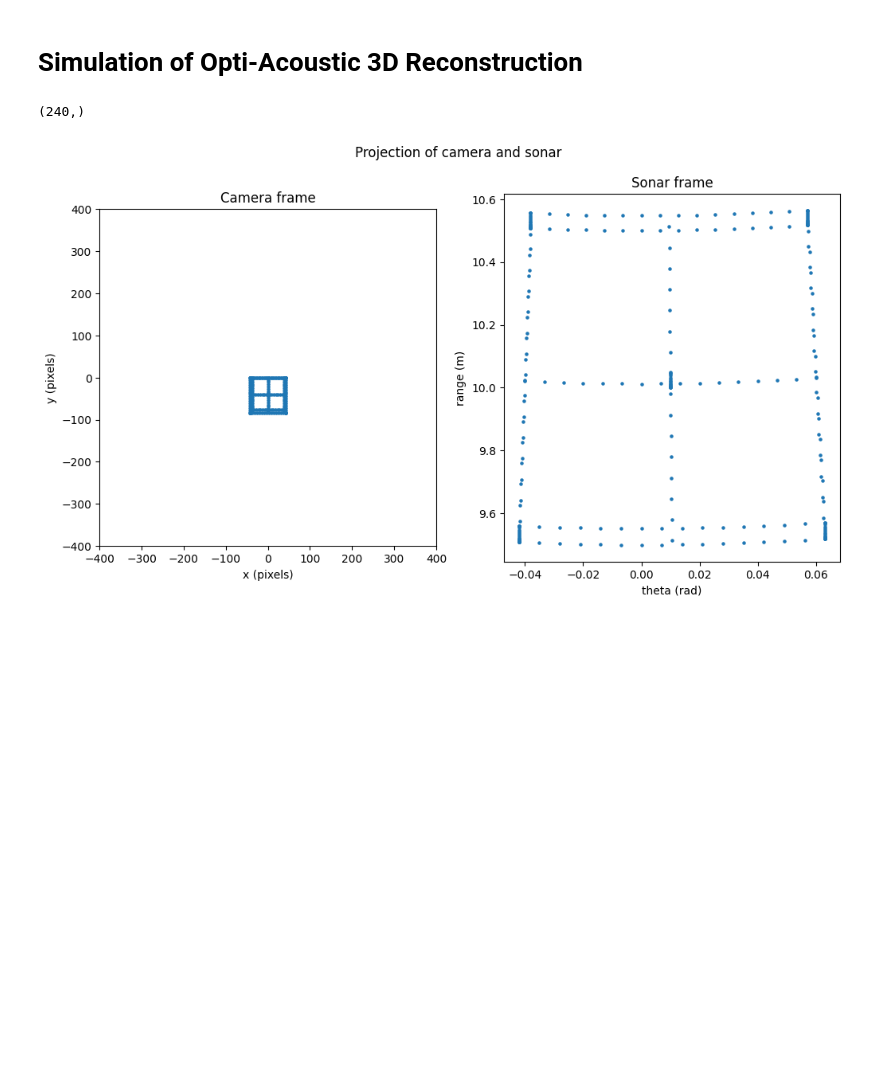
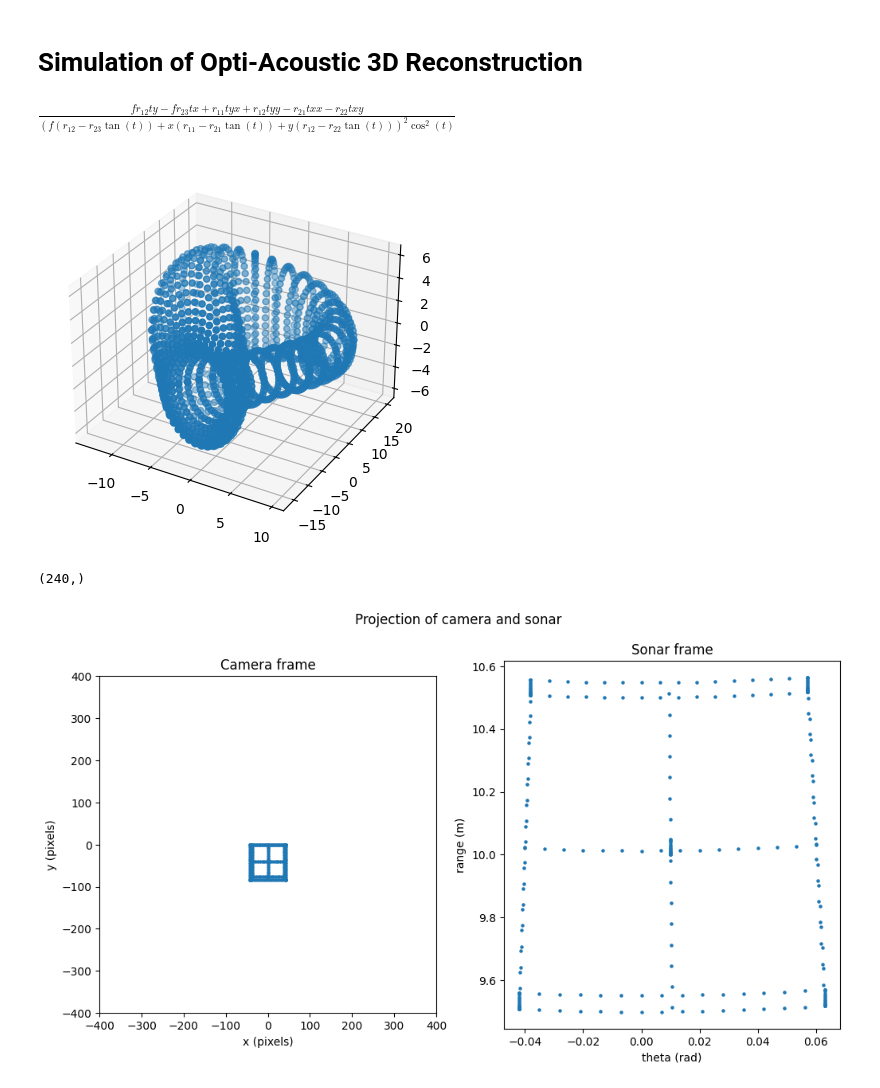
Before and after one commit to yufanana/OptiAcoustic, a Jupyter notebook: scripts/opti_acoustic.ipynb, the cells around one changed output. Cells and saved outputs as stored; diff of their text form; code cells hidden in the pictures; blank space fills up the shorter version.

```diff
--- a/scripts/opti_acoustic.ipynb
+++ b/scripts/opti_acoustic.ipynb
@@ -6,6 +6,54 @@ import numpy as np
 import matplotlib.pyplot as plt
 import itertools as it
 from scipy.spatial.transform import Rotation
+# %%
+from sympy import *
+f, ty, tx, x, y, z, t = symbols('f ty tx x y z t', real=True)
+r11, r12, r12, r21, r22, r23 = symbols('r11 r12 r12 r21 r22 r23', real=True)
+
+f = (tan(t) * ty - tx)/((r11-tan(t)*r21)*x + (r12-tan(t)*r22)*y + (r12-tan(t)*r23)*f)
+diff(f, t).simplify()
+# diff((tan(t) * ty - tx)/((r1 - tan(t) * r2)*x), x)
+# diff((tan(t) * ty - tx)/((r1 - tan(t) * r2)*x), t)
+# %% [output]
+$\displaystyle \frac{f r_{12} ty - f r_{23} tx + r_{11} ty x + r_{12} ty y - r_{21} tx x - r_{22} tx y}{\left(f \left(r_{12} - r_{23} \tan{\left(t \right)}\right) + x \left(r_{11} - r_{21} \tan{\left(t \right)}\right) + y \left(r_{12} - r_{22} \tan{\left(t \right)}\right)\right)^{2} \cos^{2}{\left(t \right)}}$
+# %%
+import mpl_toolkits.mplot3d.axes3d as axes3d
+import matplotlib.pyplot as plt
+import numpy as np
+
+cos = np.cos
+sin = np.sin
+sqrt = np.sqrt
+pi = np.pi
+
+def surf(u, v):
+    """
+    http://paulbourke.net/geometry/klein/
+    """
+    half = (0 <= u) & (u < pi)
+    r = 4*(1 - cos(u)/2)
+    x = 6*cos(u)*(1 + sin(u)) + r*cos(v + pi)
+    x[half] = (
+        (6*cos(u)*(1 + sin(u)) + r*cos(u)*cos(v))[half])
+    y = 16 * sin(u)
+    y[half] = (16*sin(u) + r*sin(u)*cos(v))[half]
+    z = r * sin(v)
+    return x, y, z
+
+u, v = np.linspace(0, 2*pi, 40), np.linspace(0, 2*pi, 40)
+ux, vx =  np.meshgrid(u,v)
+x, y, z = surf(ux, vx)
+
+fig = plt.figure()
+ax = fig.add_subplot(projection="3d")
+ax.scatter(x,y,z)
+# plot = ax.plot_surface(x, y, z, rstride = 1, cstride = 1, cmap = plt.get_cmap('jet'),
+#                        linewidth = 0, antialiased = False)
+
+plt.show()
+# %% [output]
+[figure, added]
 # %%
 def box3d(n=16):
     """Generate 3D points inside a cube with n-points along each edge"""
```
Also changed, not shown: 2 other files.
